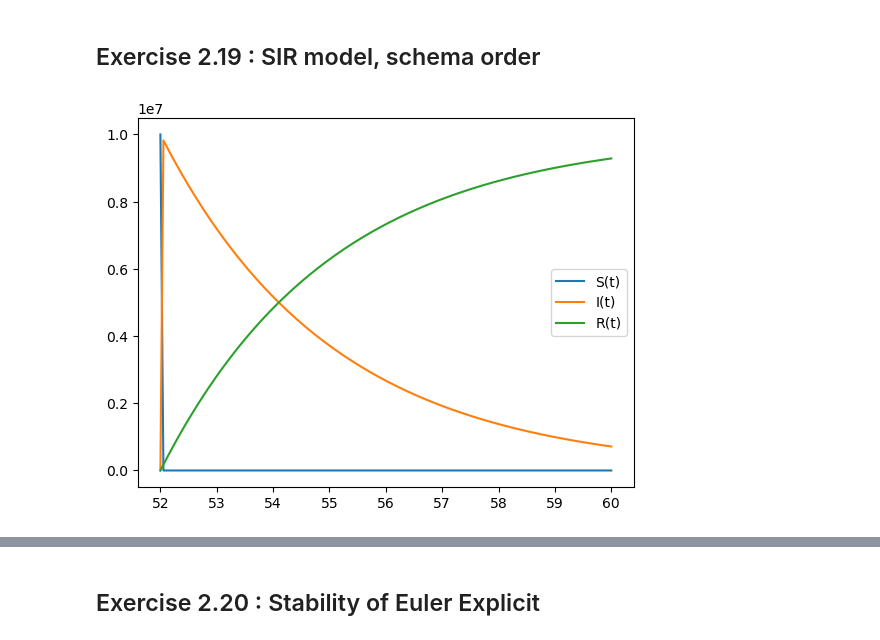
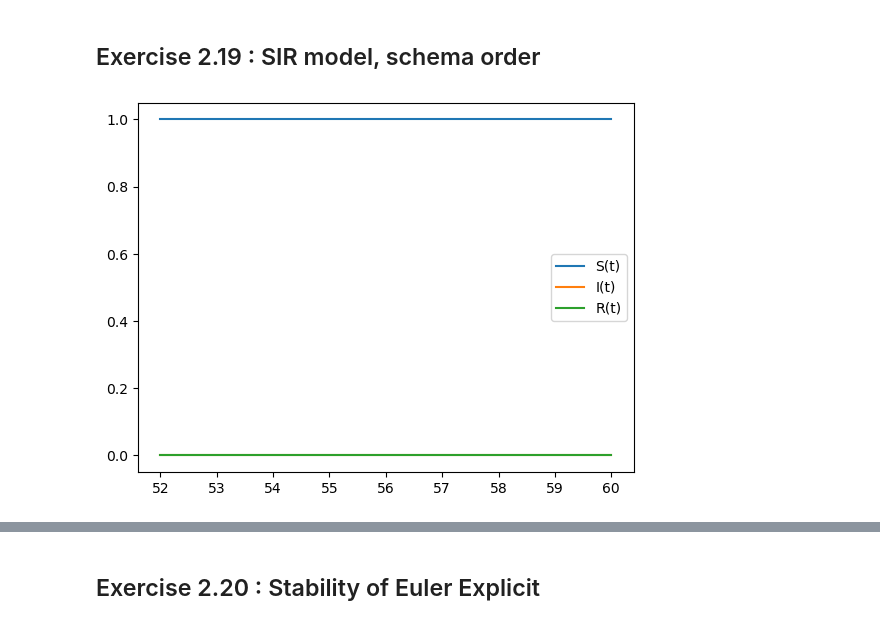
Before and after one commit to ArthurDanjou/ArtStudies, a Jupyter notebook: M1/Numerical Methods/TP1.ipynb, the cells around one changed output, grey strips where cells are left out. Saved outputs shown, nothing was run; the diff lists cells and outputs as text; code cells hidden in the pictures.

```diff
--- a/M1/Numerical Methods/TP1.ipynb
+++ b/M1/Numerical Methods/TP1.ipynb
@@ -15,7 +15,7 @@ def f_exact(x, lam):
 def euler_explicit(N, T, y0, f, args=()):
     h = T / N
     t = np.linspace(0, T, N + 1)
-    y = np.zeros(N + 1)
+    y = np.zeros(N + 1, dtype=complex)
     y[0] = y0
     for n in range(N):
         y[n + 1] = y[n] + h * f(t[n], y[n], *args)
@@ -103,21 +103,22 @@ def runge_kutta_order_4_sir(N, T, u0, f, args):
 # %%
 t0, T = 52, 60
 N = 150
 
 y0 = np.array([10e6, 10, 0], dtype=np.float64)  # Initial conditions: S, I, R
+y0 = y0 / np.sum(y0)  # Normalize initial conditions
 a = 0.33  # Recovery rate
 r = 0.5  # Infection rate
 t = np.linspace(t0, T, N)
 
 sol = odeint(F, y0, t, args=(a, r))
 
 plt.plot(t, sol[:, 0], label='S(t)')
 plt.plot(t, sol[:, 1], label='I(t)')
 plt.plot(t, sol[:, 2], label='R(t)')
 plt.legend()
 plt.show()
 # %% [output]
-[figure, old version]
+[figure, new version]
 # %%
 errors_EE = []
 errors_H = []
```
Also changed, not shown: parts of 3 cells of this notebook.
